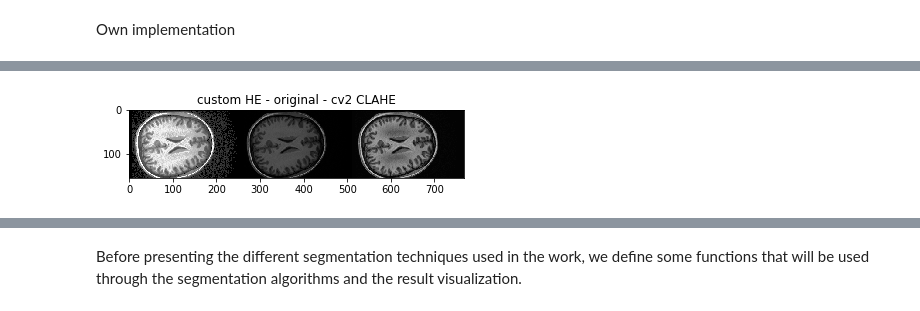
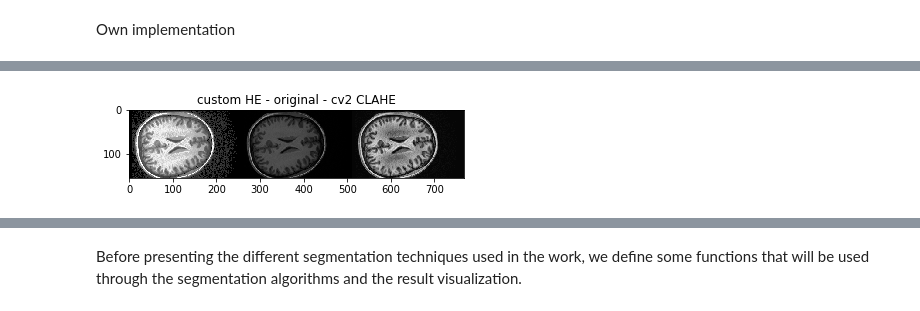
Before and after one commit to nathan-14200/wsbim2243, a Jupyter notebook: Segmentation.ipynb, the cells around one changed output, grey strips where cells are left out. Cells and saved outputs as stored; diff of their text form; code cells hidden in the pictures.

```diff
--- a/Segmentation.ipynb
+++ b/Segmentation.ipynb
@@ -155,14 +168,10 @@ plt.show()
 # %%
-#Contrast-limited adaptive histogram equalization (CLAHE) consist of dividing the image into tiles
-#and apply the equalization localy. There is also a threshold to limit the contrast
-#TODO better explanation
-
 img = grey_im[:,:,190]
-clahe = cv2.createCLAHE(clipLimit=2.0, tileGridSize=(8,8)) #grid of 8 by 8
+clahe = cv2.createCLAHE(clipLimit=5.0, tileGridSize=(8,8)) #grid of 8 by 8
 cl1 = clahe.apply(img)
 res = np.hstack((custom_res,img,cl1))
 plt.imshow(res, cmap='gray')
 plt.title('custom HE - original - cv2 CLAHE')
 plt.show()
 # %% [output]
-[figure, old version]
+[figure, new version]
```
Also changed, not shown: parts of 34 cells of this notebook.
